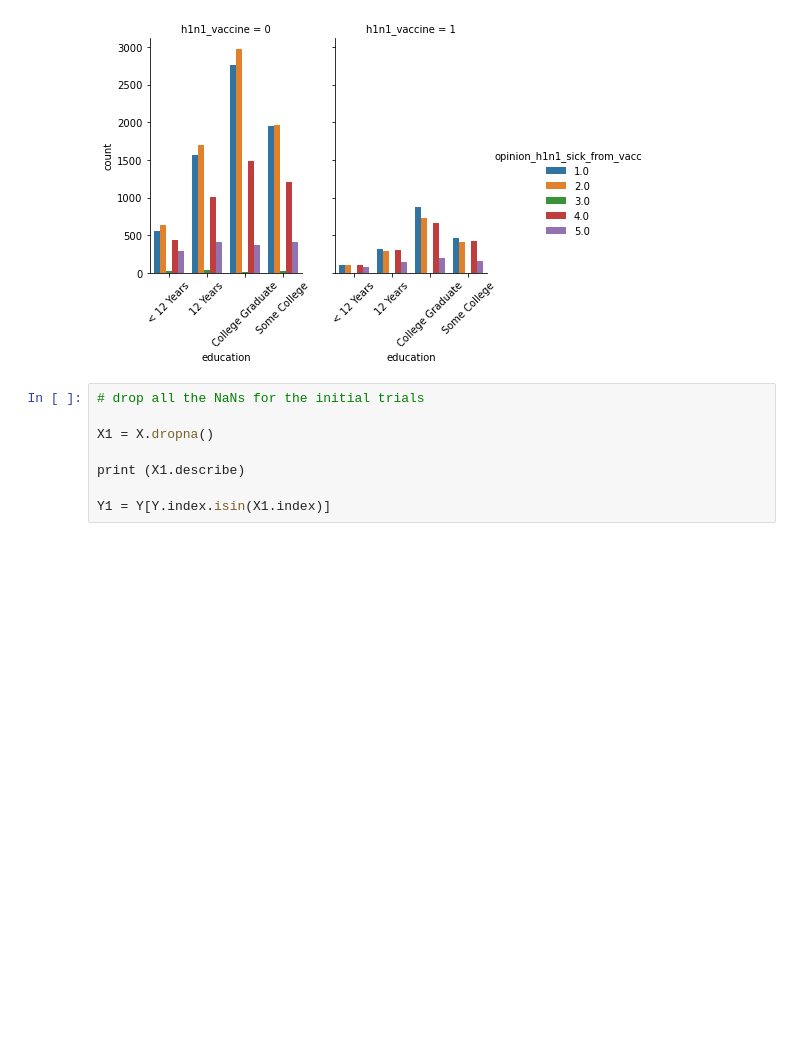
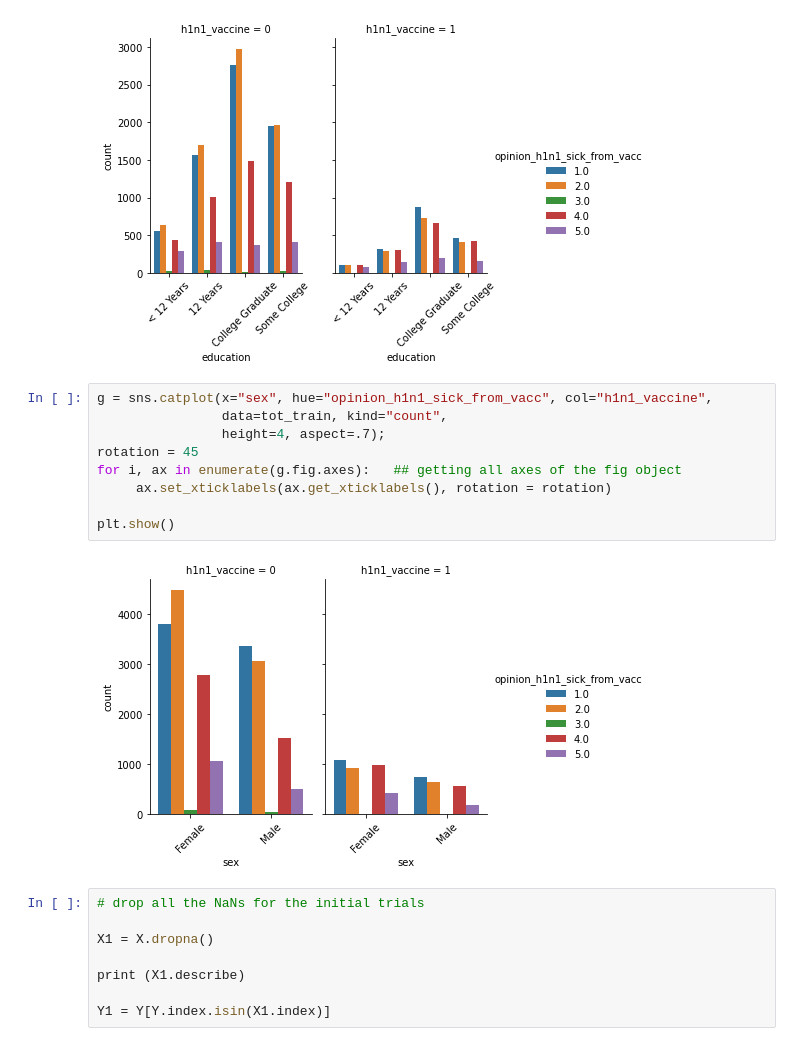
Before and after one commit to T-Stankowski/H1N1_predict, a Jupyter notebook: h1n1_predict.ipynb, the cells around one changed output. Saved outputs shown, nothing was run; the diff lists cells and outputs as text; blank space fills up the shorter version.

Commit message:
Data Vis added

```diff
--- a/h1n1_predict.ipynb
+++ b/h1n1_predict.ipynb
@@ -133,6 +133,17 @@ for i, ax in enumerate(g.fig.axes):   ## getting all axes of the fig object
 plt.show()
 # %% [output]
 [figure]
+# %%
+g = sns.catplot(x="sex", hue="opinion_h1n1_sick_from_vacc", col="h1n1_vaccine",
+                data=tot_train, kind="count",
+                height=4, aspect=.7);
+rotation = 45
+for i, ax in enumerate(g.fig.axes):   ## getting all axes of the fig object
+     ax.set_xticklabels(ax.get_xticklabels(), rotation = rotation)
+
+plt.show()
+# %% [output]
+[figure, added]
 # %%
 # drop all the NaNs for the initial trials
 
```
